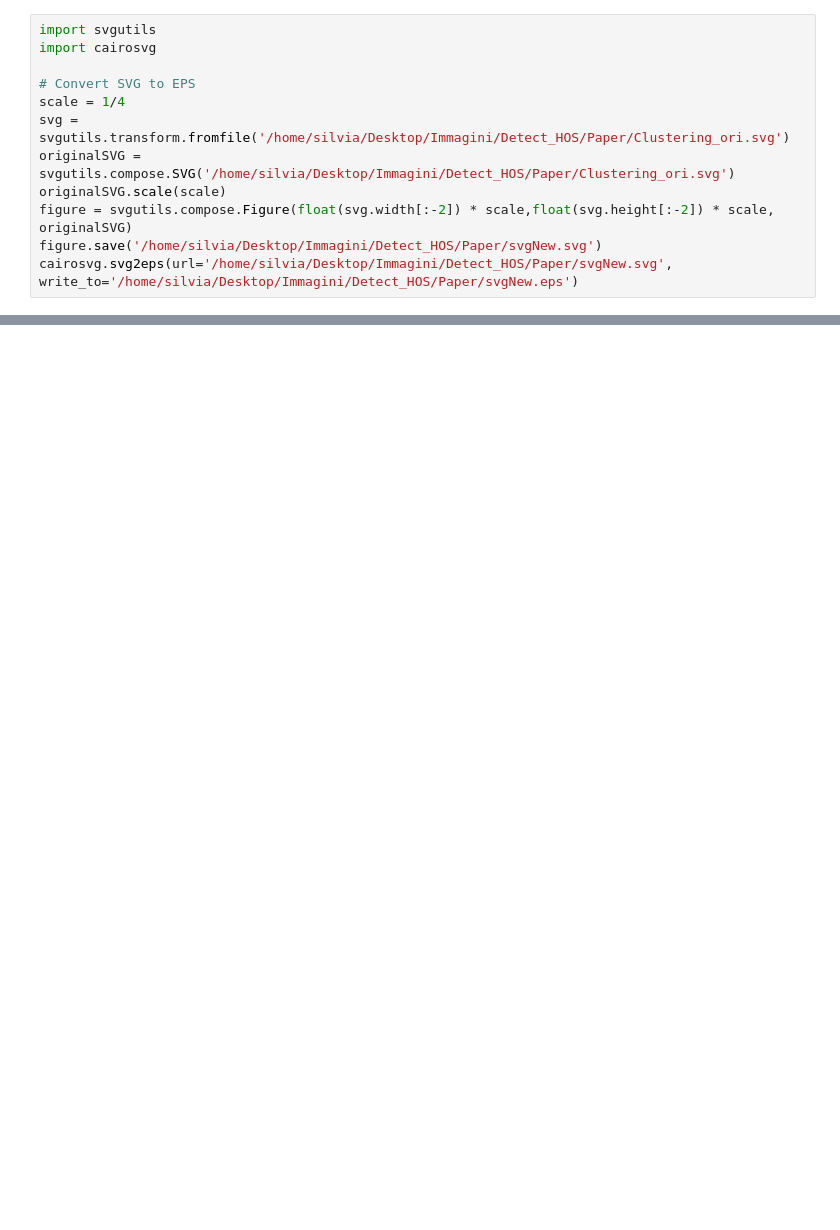
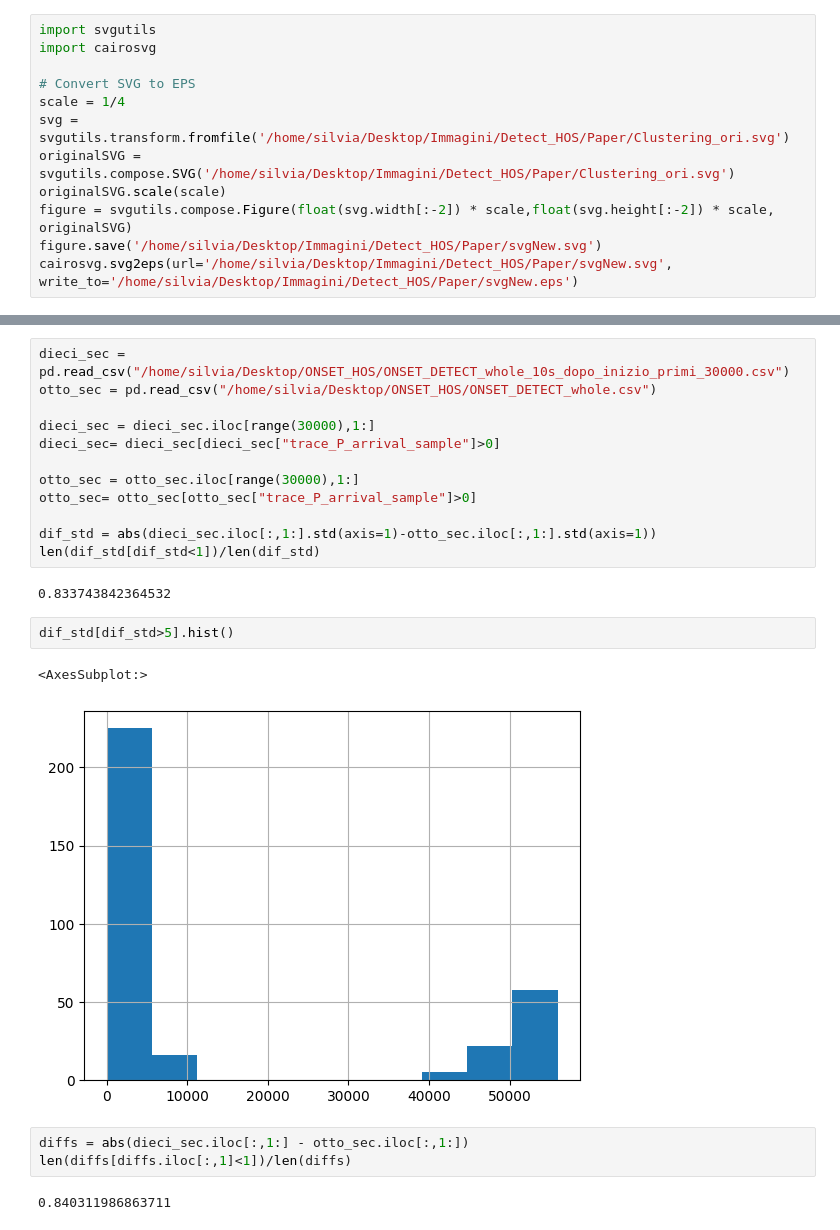
Before and after one commit to Nemenick/primoprogetto, a Jupyter notebook: Codici/_Test.ipynb, the cells around one changed output, grey strips where cells are left out. Drawn from its saved outputs; the diff is of its cells as text; blank space fills up the shorter version.

```diff
--- a/Codici/_Test.ipynb
+++ b/Codici/_Test.ipynb
@@ -1358,0 +1307,24 @@ pip 21.3.1 from /home/silvia/Documents/GitHub/primoprogetto/venv/lib/python3.8/s
+# %%
+dieci_sec = pd.read_csv("/home/silvia/Desktop/ONSET_HOS/ONSET_DETECT_whole_10s_dopo_inizio_primi_30000.csv")
+otto_sec = pd.read_csv("/home/silvia/Desktop/ONSET_HOS/ONSET_DETECT_whole.csv")
+
+dieci_sec = dieci_sec.iloc[range(30000),1:]
+dieci_sec= dieci_sec[dieci_sec["trace_P_arrival_sample"]>0]
+
+otto_sec = otto_sec.iloc[range(30000),1:]
+otto_sec= otto_sec[otto_sec["trace_P_arrival_sample"]>0]
+
+dif_std = abs(dieci_sec.iloc[:,1:].std(axis=1)-otto_sec.iloc[:,1:].std(axis=1))
+len(dif_std[dif_std<1])/len(dif_std)
+# %% [output]
+0.833743842364532
+# %%
+dif_std[dif_std>5].hist()
+# %% [output]
+<AxesSubplot:>
+[figure, added]
+# %%
+diffs = abs(dieci_sec.iloc[:,1:] - otto_sec.iloc[:,1:])
+len(diffs[diffs.iloc[:,1]<1])/len(diffs)
+# %% [output]
+0.840311986863711
```
Also changed, not shown: parts of 8 cells of this notebook, 3 other files.
